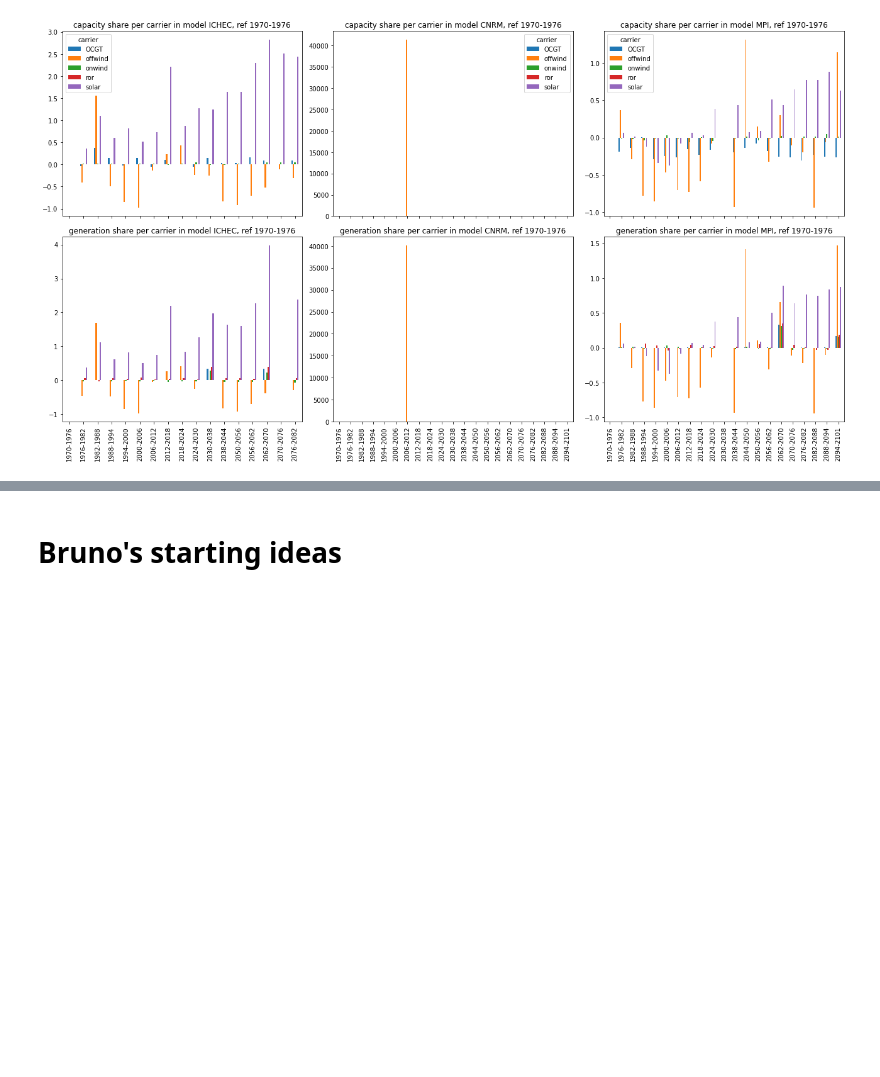
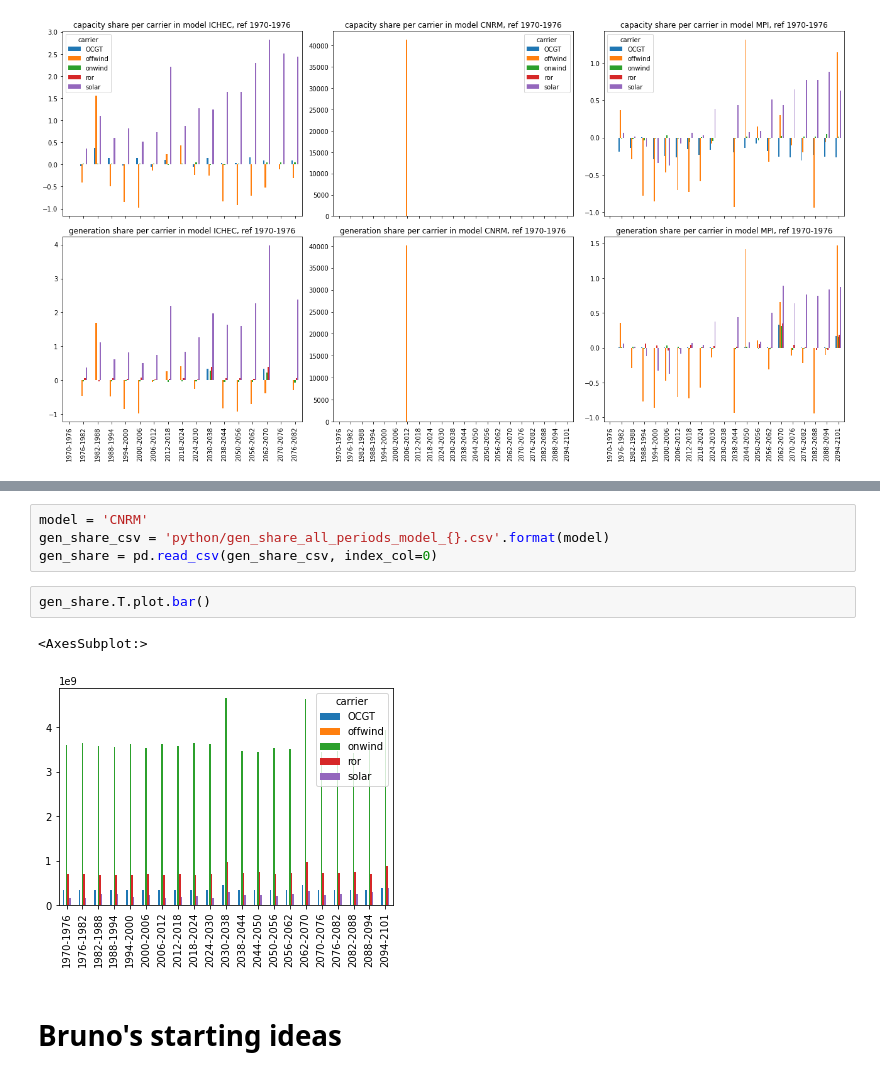
Before and after one commit to 2021-Energy-Climate-Hackathon/group_5, a Jupyter notebook: eval_output_data.ipynb, the cells around one changed output, grey strips where cells are left out. Drawn from its saved outputs; the diff is of its cells as text; blank space fills up the shorter version.

```diff
--- a/eval_output_data.ipynb
+++ b/eval_output_data.ipynb
@@ -128,3 +158,12 @@ fig.tight_layout()
+# %%
+model = 'CNRM'
+gen_share_csv = 'python/gen_share_all_periods_model_{}.csv'.format(model)
+gen_share = pd.read_csv(gen_share_csv, index_col=0)
+# %%
+gen_share.T.plot.bar()
+# %% [output]
+<AxesSubplot:>
+[figure, added]
 # %% [markdown]
 # Bruno's starting ideas
 # %%
```
Also changed, not shown: parts of 2 cells of this notebook.
